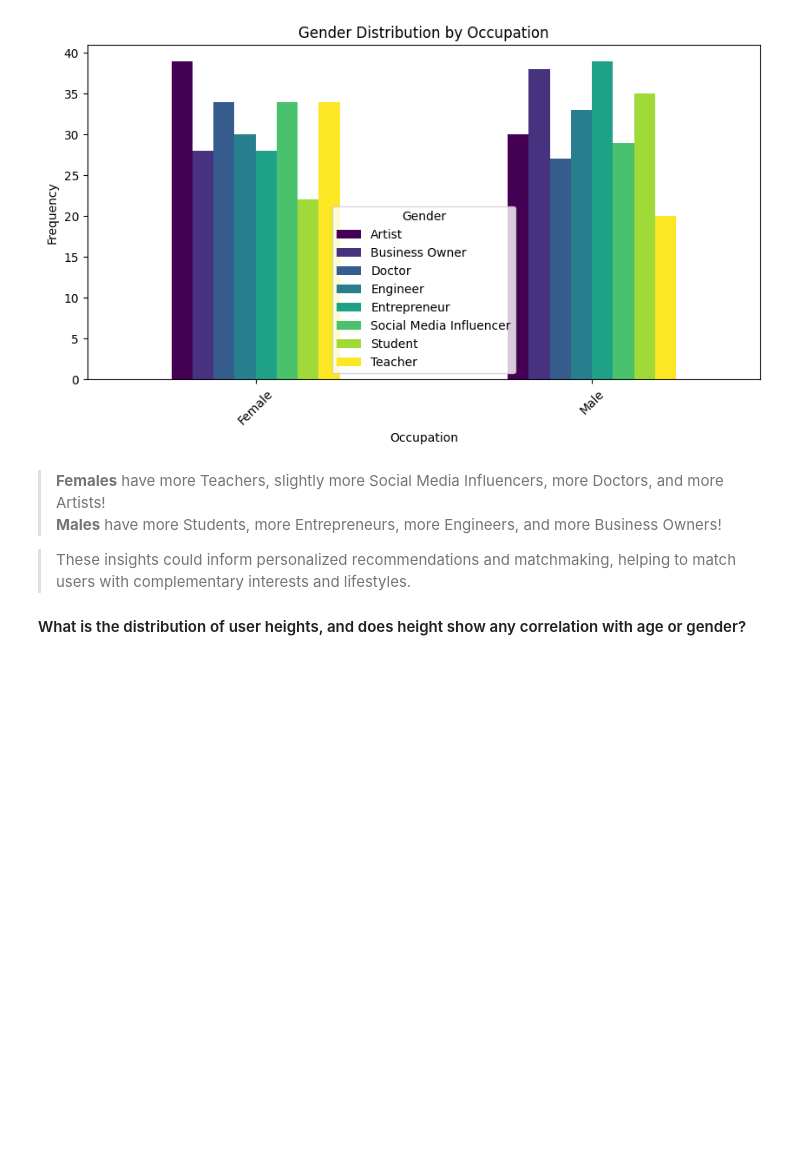
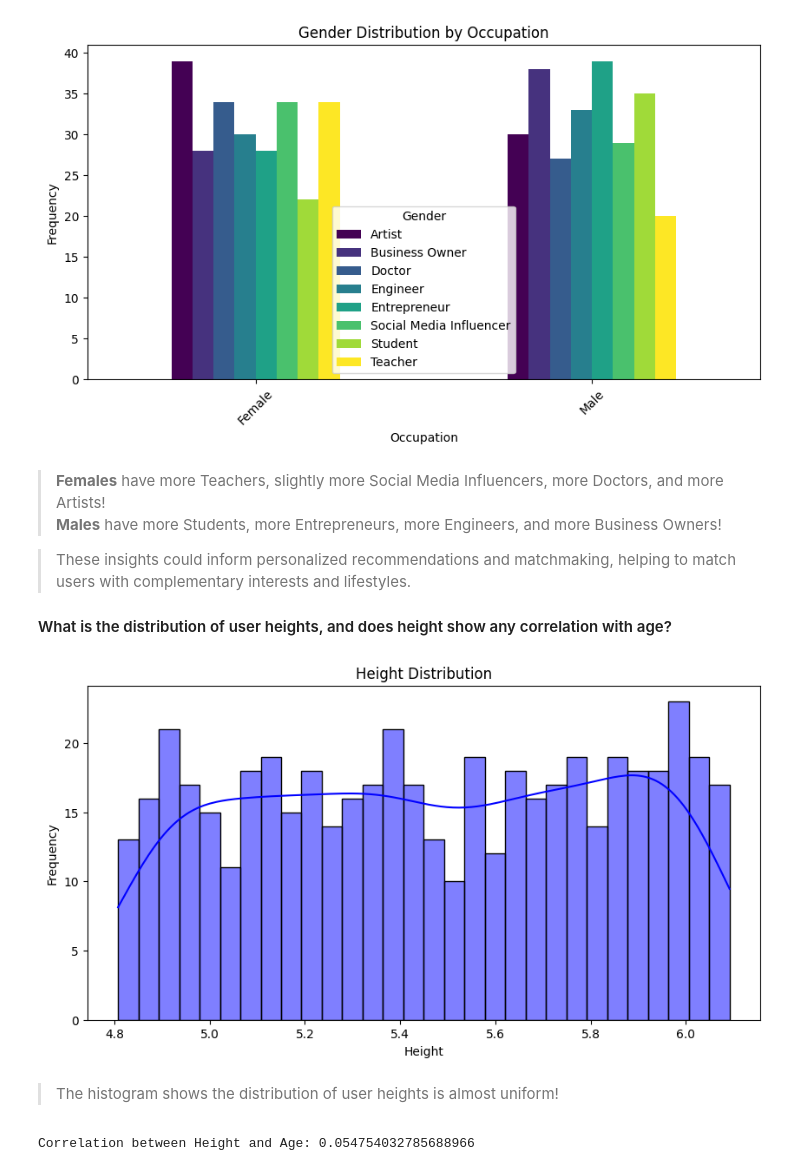
Before and after one commit to Darknight47/Data-Science-Projects-03, a Jupyter notebook: dating_recommendation.ipynb, the cells around one changed output. Saved outputs shown, nothing was run; the diff lists cells and outputs as text; code cells hidden in the pictures; blank space fills up the shorter version.

```diff
--- a/dating_recommendation.ipynb
+++ b/dating_recommendation.ipynb
@@ -125,4 +125,21 @@ plt.show()
 
 > These insights could inform personalized recommendations and matchmaking, helping to match users with complementary interests and lifestyles.
 
-#### What is the distribution of user heights, and does height show any correlation with age or gender?
+#### What is the distribution of user heights, and does height show any correlation with age?
+# %%
+plt.figure(figsize=(10, 5))
+sns.histplot(dataset['Height'], bins=30, kde=True, color='blue')
+plt.title('Height Distribution')
+plt.xlabel('Height')
+plt.ylabel('Frequency')
+plt.show()
+# %% [output]
+[figure, added]
+# %% [markdown]
+> The histogram shows the distribution of user heights is almost uniform!
+# %%
+# Calculating the correlation between height and age
+correlation = dataset['Height'].corr(dataset['Age'])
+print(f'Correlation between Height and Age: {correlation}')
+# %% [output]
+Correlation between Height and Age: 0.054754032785688966
```
Also changed, not shown: parts of 9 cells of this notebook.
